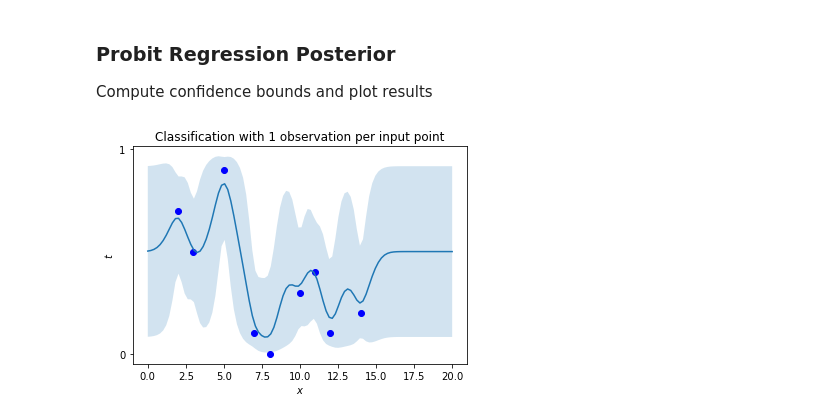
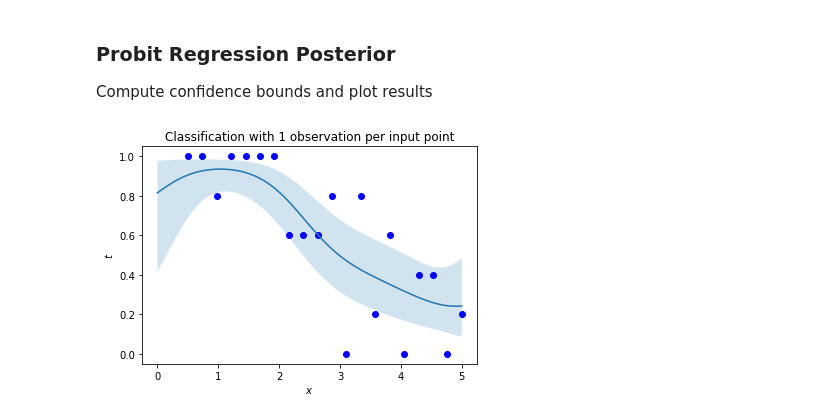
Before and after one commit to juliakln/MasterThesis, a Jupyter notebook: gpr/Smoothed Model Checking - multiple observations.ipynb, the cells around one changed output. Drawn from its saved outputs; the diff is of its cells as text; code cells hidden in the pictures.

```diff
--- a/gpr/Smoothed Model Checking - multiple observations.ipynb
+++ b/gpr/Smoothed Model Checking - multiple observations.ipynb
@@ -235,10 +241,10 @@ def GaussHermiteNQ(FuncPar_p, FuncPar_q, m, v, xGH, logwGH):
     Args:
         FuncPar_p: number of runs satisfying property for each parameter value (input) (datapoints,1)
         FuncPar_q: number of runs not satisfying property (datapoints,1)
-        m: mu_-1
-        v:
-        xGH:
-        logwGH:
+        m: cavity mean mu_-i
+        v: cavity variance sigma^2_-i
+        xGH: abscissas (Gauss-Hermite)
+        logwGH: weights (Gauss-Hermite)
 
     Returns:
         logZ
@@ -250,7 +256,7 @@ def GaussHermiteNQ(FuncPar_p, FuncPar_q, m, v, xGH, logwGH):
 
     Y = np.matmul(stdv, xGH.reshape(1,-1)) + numpy.matlib.repmat(m, 1, Nnodes)
 
-    G = np.array(logprobitpow(Y, FuncPar_p, FuncPar_q) + numpy.matlib.repmat(logwGH.T, 9, 1))
+    G = np.array(logprobitpow(Y, FuncPar_p, FuncPar_q) + numpy.matlib.repmat(logwGH.T, datapoints, 1))
 
     # maximum of each row (input value) over all 96 nodes
     maxG = G.max(axis=1).reshape(-1,1)
@@ -269,12 +275,13 @@ def GaussHermiteNQ(FuncPar_p, FuncPar_q, m, v, xGH, logwGH):
     # deltam = stdv * (expG * xGH) / denominator
     deltam = np.divide(np.multiply(stdv, np.matmul(expG, xGH)), denominator)
 
-    # mu hat = mu-1 + deltam
+    # mu_hat = mu_-i + deltam
     Cumul[:,0] = (m + deltam).reshape(-1)
 
     xGH2 = xGH**2
     deltam2 = deltam**2
 
+    # sigma^2_hat =
     Cumul[:,1] = (np.divide(np.multiply(v, np.matmul(expG, xGH2)), denominator) - deltam2).reshape(-1)
 
     return logZ, Cumul
@@ -377,11 +418,19 @@ def logprobitpow(X, p, q):
     return Za + Zb
 # %% [markdown]
 ### Expectation Propagation
+# %%
+# Redefine data, such that we have everything here at one place
+
+simulation_runs = scale = 5  # number of trajectories per input point
+paramValueSet = np.linspace(0.5, 5, 20).reshape(-1,1) # uncertain input parameter that is varied = population size
+datapoints = len(paramValueSet)  # number of input points
+paramValueOutputs = np.array([1,1,0.8,1,1,1,1,0.6,0.6,0.6,0.8,0,0.8,0.2,0.6,0,0.4,0.4,0,0.2]).reshape(-1,1) # statistical outputs of satisfaction
+data = trainingSet = [paramValueSet, paramValueOutputs] # set as training set for GP
 # %%
 # initialization (all 0)
 gauss_C = kernel_rbf(paramValueSet, paramValueSet, params) + correction * np.eye(datapoints) # covariance training set
 
-gauss_LC_t = np.linalg.cholesky(gauss_C)  # cholesky decomposition, returns A=U'*U
+gauss_LC_t = np.linalg.cholesky(gauss_C + 1e-4 * np.eye(datapoints))  # cholesky decomposition, returns A=U'*U
 gauss_LC = gauss_LC_t.T  # transpose L' (or other way round?)
 gauss_LC_diag = np.diagonal(gauss_LC).reshape(-1,1)
 
@@ -395,18 +444,18 @@ Term = np.zeros((datapoints, 2))  # Term[:,0] = v tilde, Term[:,1] = tau tilde
 # compute marginal moments
 logZappx, gauss_m, gauss_diagV = marginal_moments(Term, gauss_LC, gauss_LC_t)
 
-# stuff related to likelihood
-# true observation values (not statistical mean)
+# related to likelihood approximation
+# true observation values (number of trajectories satisfying property)
 gauss_LikPar_p = paramValueOutputs * scale
 gauss_LikPar_q = scale - gauss_LikPar_p
 
-# gauss hermite: quadrature to approximate values of integral, returns abscissas (x) and weights (n) of
+# gauss hermite: quadrature to approximate values of integral, returns abscissas (x) and weights (w) of
 # n-point Gauss-Hermite quadrature formula
 nodes = 96
 gauss_xGauss, gauss_wGauss = gausshermite(nodes)
 gauss_logwGauss = np.log(gauss_wGauss)
 
-# loop initialization
+# parameters for loop initialization
 MaxIter=1000
 tol=1e-6
 logZold=0
@@ -476,15 +526,14 @@ invC = np.linalg.solve((gauss_C + Sigma_tilde), np.eye(len(mu_tilde)))
 # %% [markdown]
 ### get GP Posterior
 # %%
-# test set: 100 points from 1 to 20
-testpoints = X_s = np.linspace(0, 20, 100).reshape(-1,1)
+# define test set for which posterior is derived
+#testpoints = X_s = np.linspace(0, 20, 100).reshape(-1,1)
+testpoints = X_s = np.linspace(0, 5, 100).reshape(-1,1)
 
 
 # calculate variances of testset and covariances of test & training set (apply kernel)
 kss = kernel_rbf(testpoints, testpoints, params) #+ correction * np.eye(testpoints)
 ks = kernel_rbf(testpoints, paramValueSet, params) #+ correction * np.eye(datapoints)
-
-#ks = kernel_rbf(paramValueSet, testpoints, params)
 
 
 # mean function mu
@@ -499,30 +548,30 @@ Compute confidence bounds and plot results
 # %%
 # function to compute probit values
 def standardNormalCDF(x):
     return 1/2 + 1/2 * erf(x * (1/np.sqrt(2)))
 
 # Q: What is this for? Why added to probabilities?
 cached_denominator = (1 / np.sqrt(1 + vfs)).reshape(-1,1)
 
 
 # get probabilities with probit function
 probabilities = standardNormalCDF(fs * cached_denominator)
 
 
 # compute confidence bounds
 lowerbound = standardNormalCDF((fs - 1.96 * np.sqrt(vfs).reshape(-1,1)) *
                               cached_denominator)
 upperbound = standardNormalCDF((fs + 1.96 * np.sqrt(vfs).reshape(-1,1)) *
                               cached_denominator)
 
 # plot data
 plt.plot(testpoints, probabilities, lw=1.5, ls='-')
 plt.fill_between(testpoints.ravel(), lowerbound.ravel(), upperbound.ravel(), alpha=0.2)
 plt.scatter(paramValueSet, paramValueOutputs, marker='o', c='blue')
 plt.title('Classification with 1 observation per input point')
 plt.xlabel('$x$')
 plt.ylabel('$t$')
-plt.yticks([0, 1])
+#plt.yticks([0, 1])
 plt.show()
 # %% [output]
-[figure, old version]
+[figure, new version]
```
Also changed, not shown: parts of 13 cells of this notebook.
